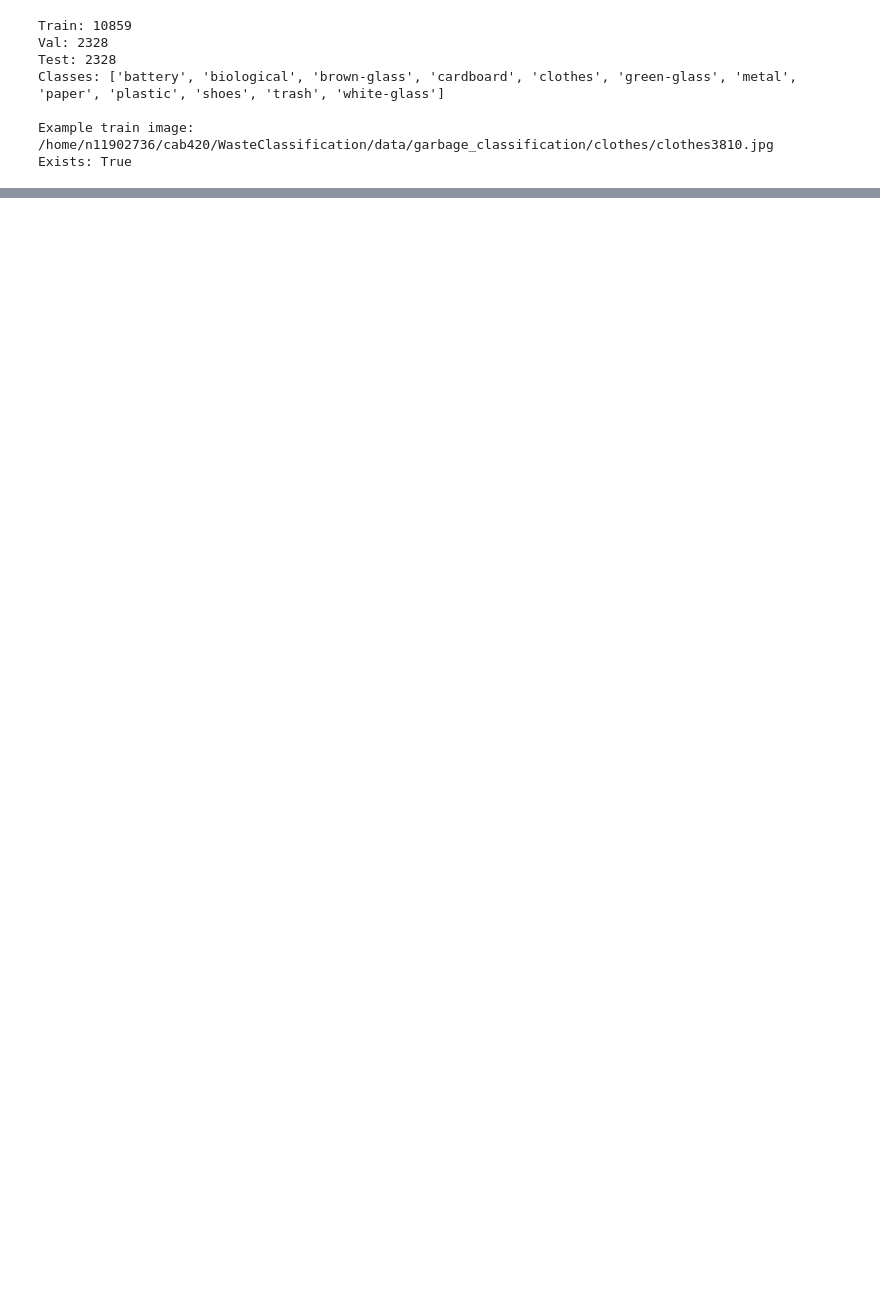
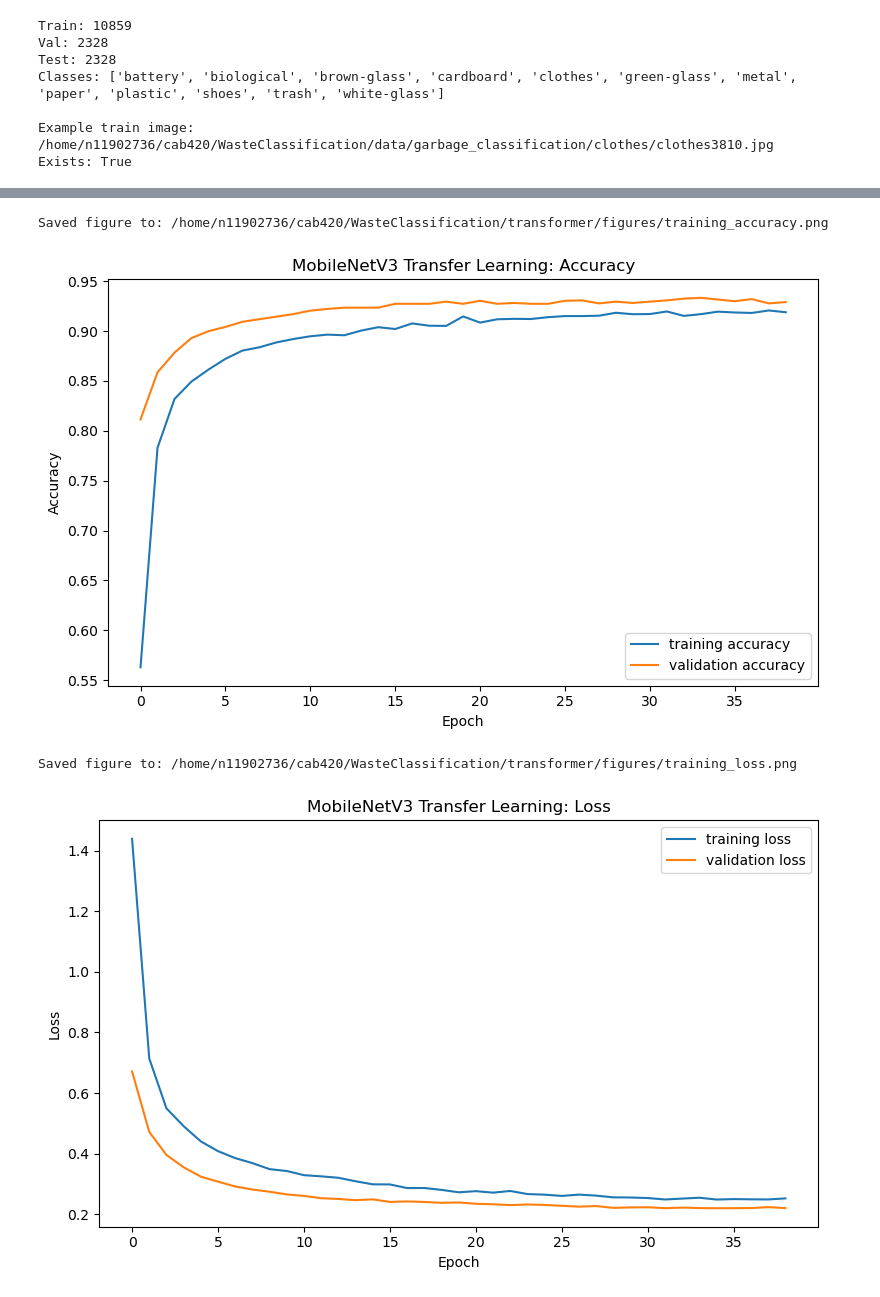
Before and after one commit to TheoD20/Waste-Classification-ML, a Jupyter notebook: transformer/transformer_model.ipynb, the cells around one changed output, grey strips where cells are left out. Drawn from its saved outputs; the diff is of its cells as text; code cells hidden in the pictures; blank space fills up the shorter version.

```diff
--- a/transformer/transformer_model.ipynb
+++ b/transformer/transformer_model.ipynb
@@ -72,0 +285,30 @@ Exists: True
+# %%
+# Compile model
+model.compile(
+    optimizer=keras.optimizers.Adam(LEARNING_RATE),
+    loss=keras.losses.SparseCategoricalCrossentropy(),
+    metrics=["accuracy"],
+)
+# %%
+# Train model
+callbacks = [
+    keras.callbacks.EarlyStopping(
+        monitor="val_loss",
+        patience=4,
+        restore_best_weights=True,
+    )
+]
+
+start_time = time.perf_counter()
+
+history = model.fit(
+    train_ds,
+    validation_data=val_ds,
+    epochs=EPOCHS,
+    # class_weight=class_weights,
+    callbacks=callbacks,
+)
+
+train_time = time.perf_counter() - start_time
+
+print(f"Training time: {train_time:.2f}s")
@@ -72,0 +351,11 @@ Exists: True
+# %%
+plot_training_history(
+    history,
+    title="MobileNetV3 Transfer Learning",
+    save_dir=FIGURES_DIR,
+)
+# %% [output]
+Saved figure to: /home/n11902736/cab420/WasteClassification/transformer/figures/training_accuracy.png
+[figure, added]
+Saved figure to: /home/n11902736/cab420/WasteClassification/transformer/figures/training_loss.png
+[figure, added]
```
Also changed, not shown: parts of 23 cells of this notebook, 9 other files.
